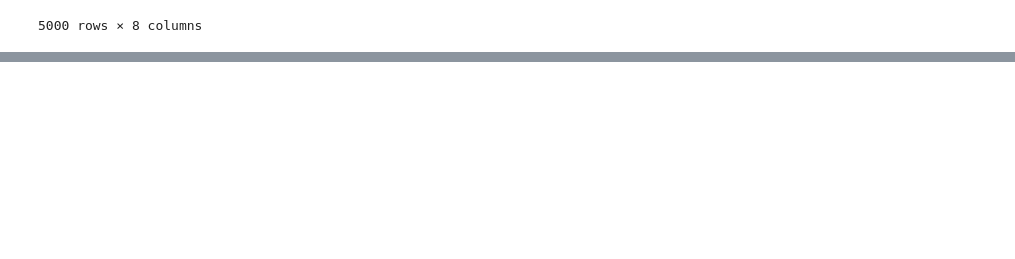
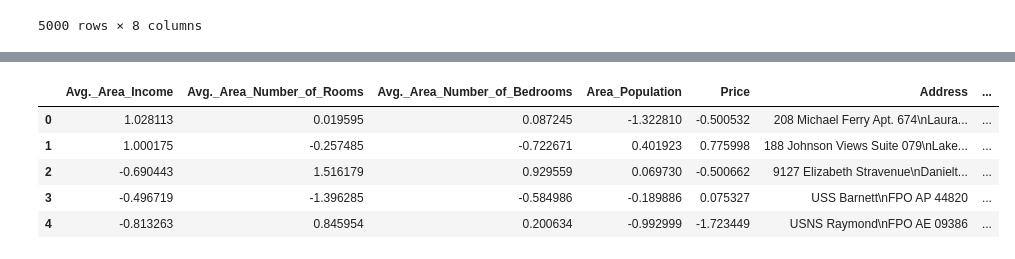
Before and after one commit to harrisonmiller13/pandas-pipeline, a Jupyter notebook: Working.ipynb, the cells around one changed output, grey strips where cells are left out. Cells and saved outputs as stored; diff of their text form; code cells hidden in the pictures; blank space fills up the shorter version.

Commit message:
implemented standard scalar through pdpipe

```diff
--- a/Working.ipynb
+++ b/Working.ipynb
@@ -106,3 +106,16 @@ df4.head()
 | 2 | 61287.067179 | 8.512727 | 5.13 | 36882.159400 | 1.058988e+06 | 9127 Elizabeth Stravenue\nDanielt... | ... |
 | 3 | 63345.240046 | 5.586729 | 3.26 | 34310.242831 | 1.260617e+06 | USS Barnett\nFPO AP 44820 | ... |
 | 4 | 59982.197226 | 7.839388 | 4.23 | 26354.109472 | 6.309435e+05 | USNS Raymond\nFPO AE 09386 | ... |
+# %%
+pipeline_scale = pdp.Scale('StandardScaler',exclude_columns=['House Size_Medium','House Size_Small'])
+# %%
+df5 = pipeline_scale(df4)
+# %%
+df5.head()
+# %% [output]
+|  | Avg._Area_Income | Avg._Area_Number_of_Rooms | Avg._Area_Number_of_Bedrooms | Area_Population | Price | Address | ... |
+| 0 | 1.028113 | 0.019595 | 0.087245 | -1.322810 | -0.500532 | 208 Michael Ferry Apt. 674\nLaura... | ... |
+| 1 | 1.000175 | -0.257485 | -0.722671 | 0.401923 | 0.775998 | 188 Johnson Views Suite 079\nLake... | ... |
+| 2 | -0.690443 | 1.516179 | 0.929559 | 0.069730 | -0.500662 | 9127 Elizabeth Stravenue\nDanielt... | ... |
+| 3 | -0.496719 | -1.396285 | -0.584986 | -0.189886 | 0.075327 | USS Barnett\nFPO AP 44820 | ... |
+| 4 | -0.813263 | 0.845954 | 0.200634 | -0.992999 | -1.723449 | USNS Raymond\nFPO AE 09386 | ... |
```
Also changed, not shown: 1 other file.
